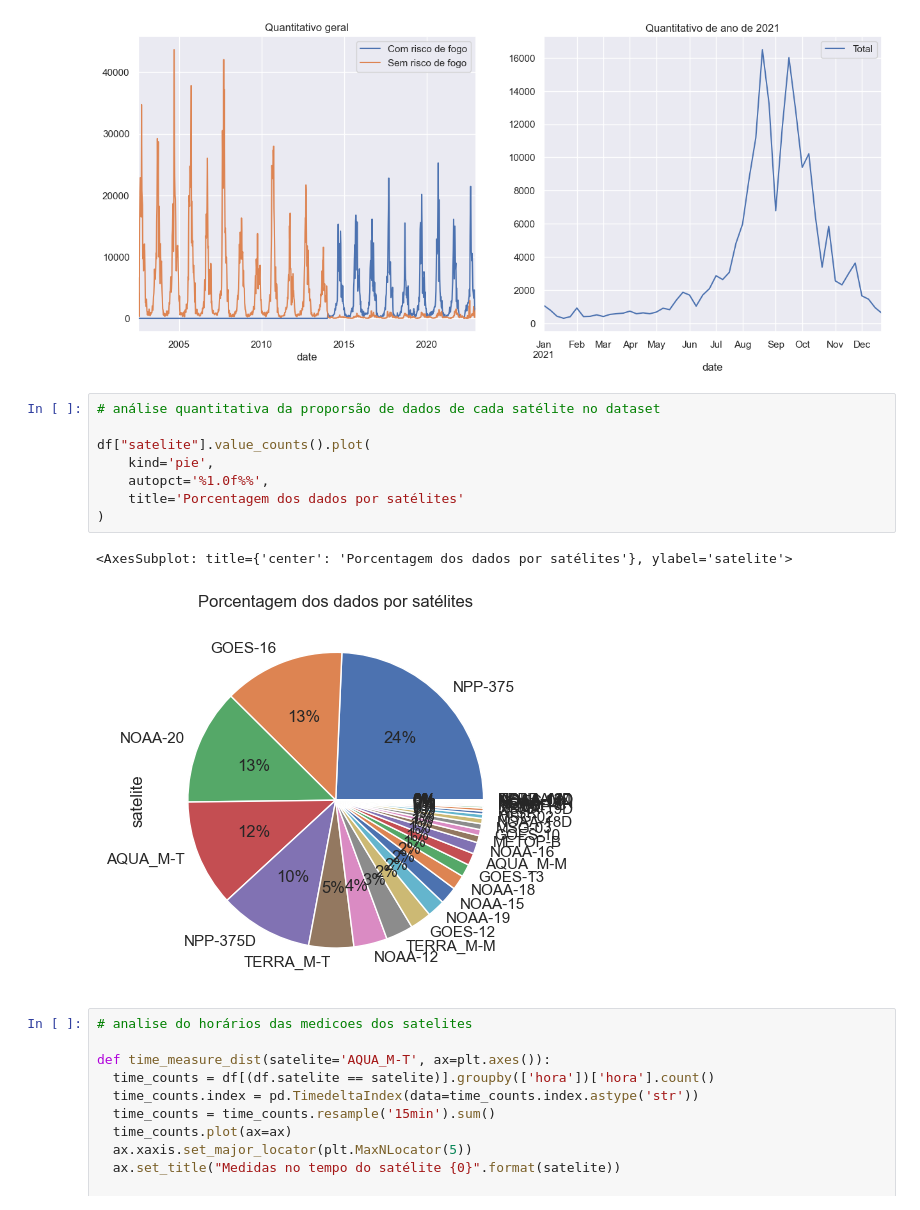
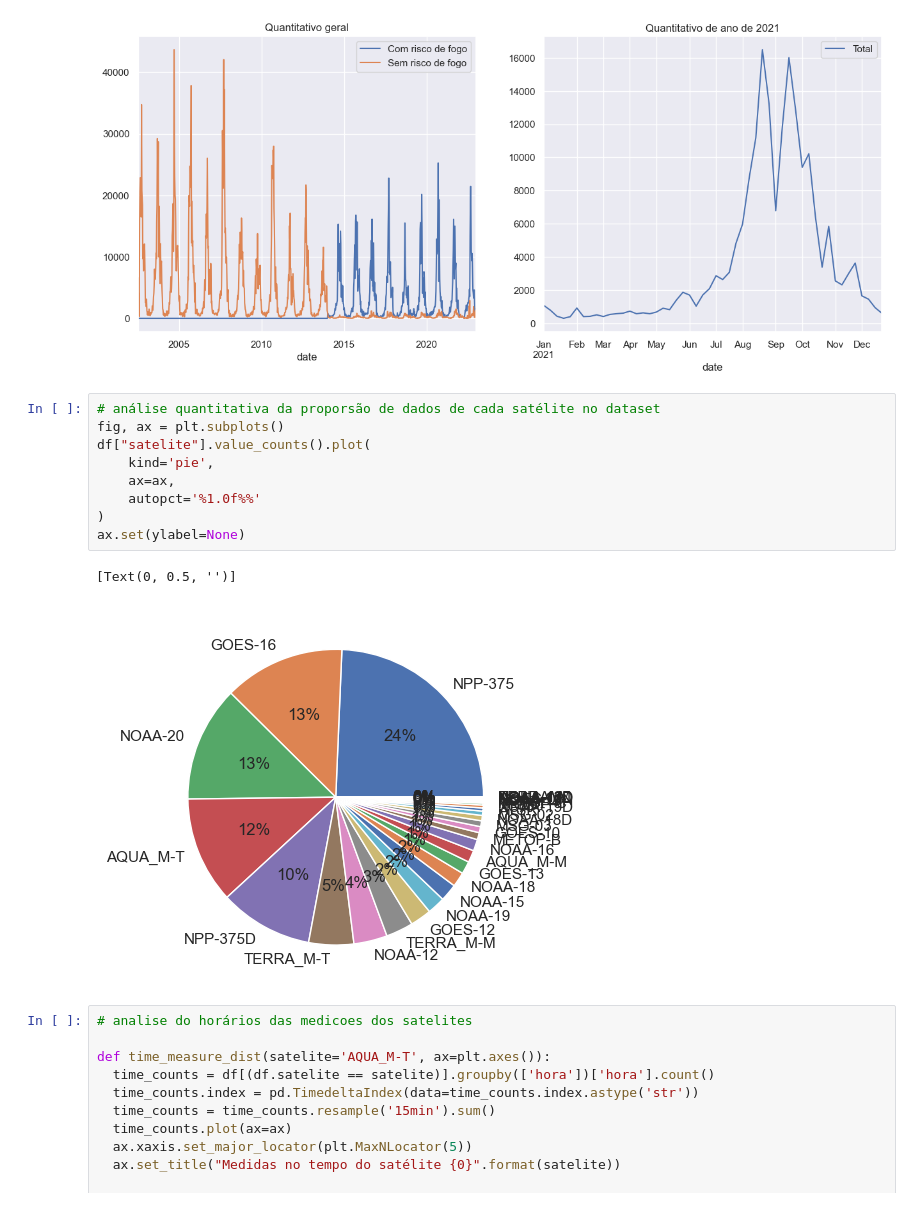
Before and after one commit to josebraz/INPE-Queimadas, a Jupyter notebook: Queimadas.ipynb, the cells around one changed output. Saved outputs shown, nothing was run; the diff lists cells and outputs as text.

Commit message:
Escrita inicial sobre o capitulo visao geral dos dados

```diff
--- a/Queimadas.ipynb
+++ b/Queimadas.ipynb
@@ -88,15 +88,16 @@ weekly_df.loc['2021'].plot(y='Total', ax=axs[1], title='Quantitativo de ano de 2
 [figure]
 # %%
 # análise quantitativa da proporsão de dados de cada satélite no dataset
-
+fig, ax = plt.subplots()
 df["satelite"].value_counts().plot(
     kind='pie',
-    autopct='%1.0f%%',
-    title='Porcentagem dos dados por satélites'
+    ax=ax,
+    autopct='%1.0f%%'
 )
+ax.set(ylabel=None)
 # %% [output]
-<AxesSubplot: title={'center': 'Porcentagem dos dados por satélites'}, ylabel='satelite'>
+[Text(0, 0.5, '')]
-[figure, old version]
+[figure, new version]
 # %%
 # analise do horários das medicoes dos satelites
 
```
Also changed, not shown: 4 other files.
